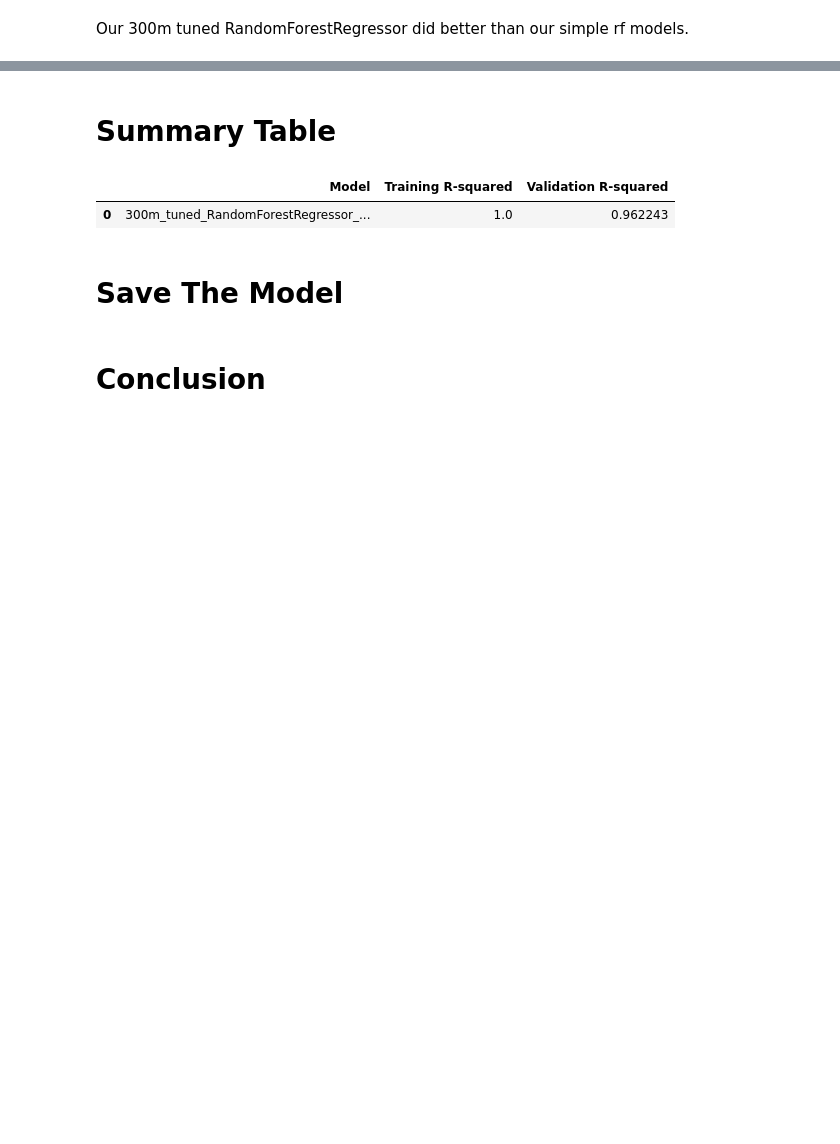
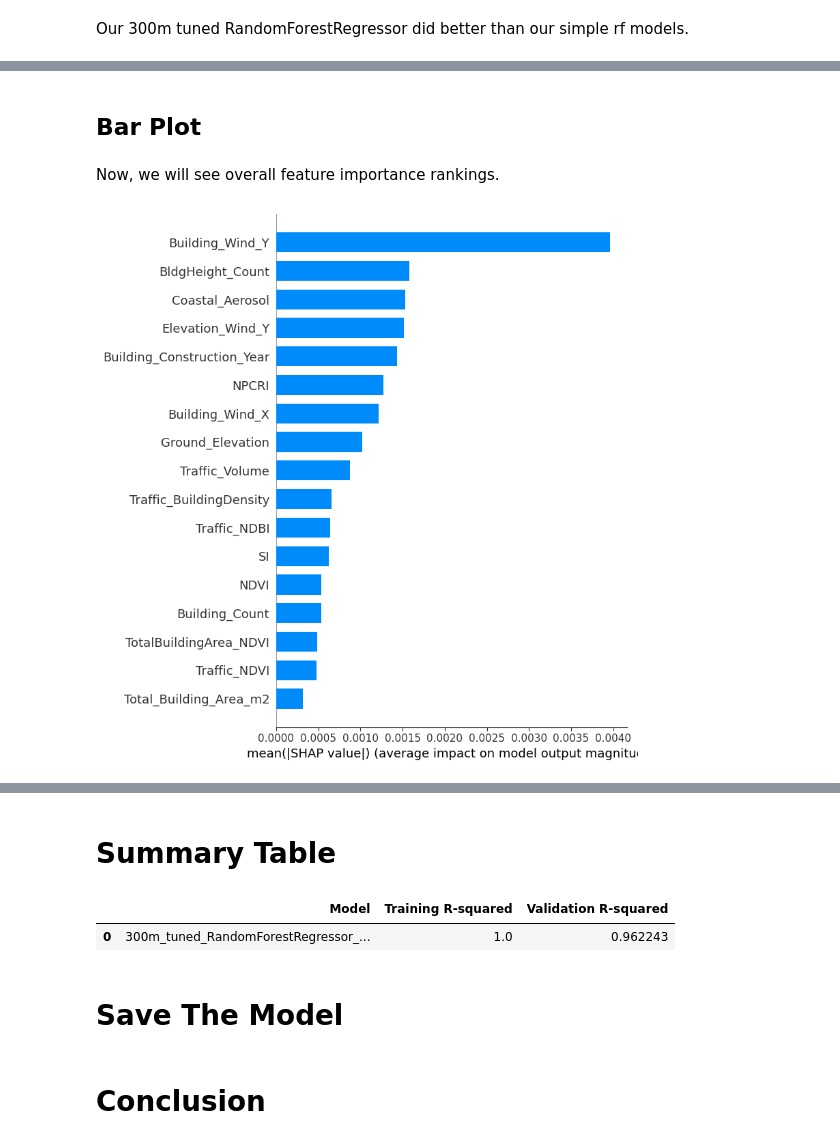
Before and after one commit to FranciscoLozCoding/cooling_with_code, a Jupyter notebook: 07_tuned_RandomForestRegressor.ipynb, the cells around one changed output, grey strips where cells are left out. Saved outputs shown, nothing was run; the diff lists cells and outputs as text; code cells hidden in the pictures; blank space fills up the shorter version.

```diff
--- a/07_tuned_RandomForestRegressor.ipynb
+++ b/07_tuned_RandomForestRegressor.ipynb
@@ -317,0 +316,8 @@ Our 300m tuned RandomForestRegressor did better than our simple rf models.
+# %% [markdown]
+## Bar Plot
+# %% [markdown]
+Now, we will see overall feature importance rankings.
+# %%
+explainer.bar_plot()
+# %% [output]
+[figure, added]
```
Also changed, not shown: parts of 39 cells of this notebook.
